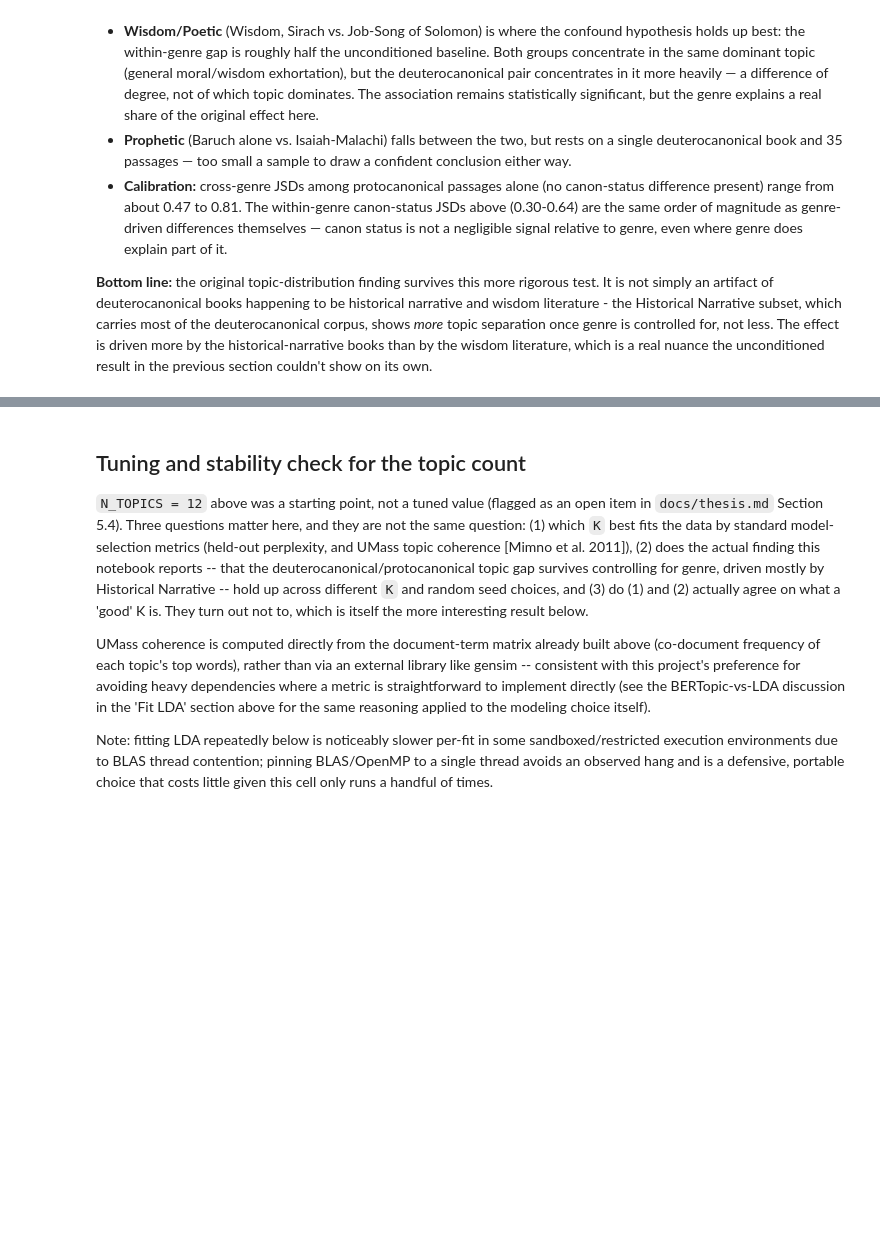
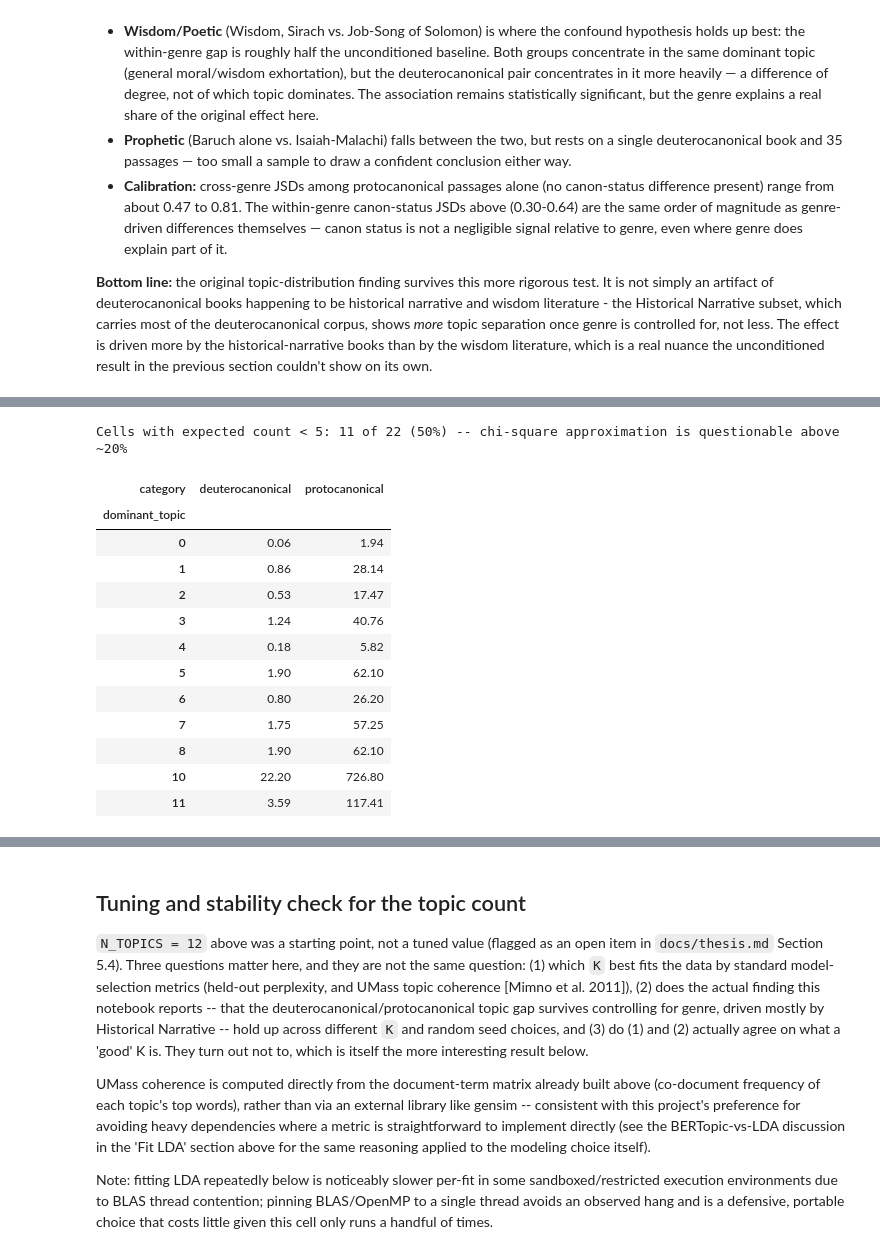
Before and after one commit to Zel143/bible-canon-mapper, a Jupyter notebook: canon-divergence-mapper/notebooks/03_topic_modeling.ipynb, the cells around one changed output, grey strips where cells are left out. Cells and saved outputs as stored; diff of their text form; code cells hidden in the pictures; blank space fills up the shorter version.

```diff
--- a/canon-divergence-mapper/notebooks/03_topic_modeling.ipynb
+++ b/canon-divergence-mapper/notebooks/03_topic_modeling.ipynb
@@ -349,0 +358,27 @@ The genre-confound hypothesis is only **partially** supported, and not in the di
+# %%
+from scipy.stats import chi2_contingency
+
+prophetic_sub = ot_df[ot_df.genre == 'Prophetic']
+prophetic_ct = pd.crosstab(prophetic_sub['dominant_topic'], prophetic_sub['category']).reindex(range(N_TOPICS), fill_value=0)
+prophetic_ct = prophetic_ct[prophetic_ct.sum(axis=1) > 0]
+_, _, _, expected = chi2_contingency(prophetic_ct)
+
+n_low = (expected < 5).sum()
+print(f'Cells with expected count < 5: {n_low} of {expected.size} '
+      f'({n_low / expected.size:.0%}) -- chi-square approximation is questionable above ~20%')
+pd.DataFrame(expected, index=prophetic_ct.index, columns=prophetic_ct.columns).round(2)
+# %% [output]
+Cells with expected count < 5: 11 of 22 (50%) -- chi-square approximation is questionable above ~20%
+| category | deuterocanonical | protocanonical |
+| dominant_topic |  |  |
+| 0 | 0.06 | 1.94 |
+| 1 | 0.86 | 28.14 |
+| 2 | 0.53 | 17.47 |
+| 3 | 1.24 | 40.76 |
+| 4 | 0.18 | 5.82 |
+| 5 | 1.90 | 62.10 |
+| 6 | 0.80 | 26.20 |
+| 7 | 1.75 | 57.25 |
+| 8 | 1.90 | 62.10 |
+| 10 | 22.20 | 726.80 |
+| 11 | 3.59 | 117.41 |
```
Also changed, not shown: parts of 5 cells of this notebook, 1 other file.
